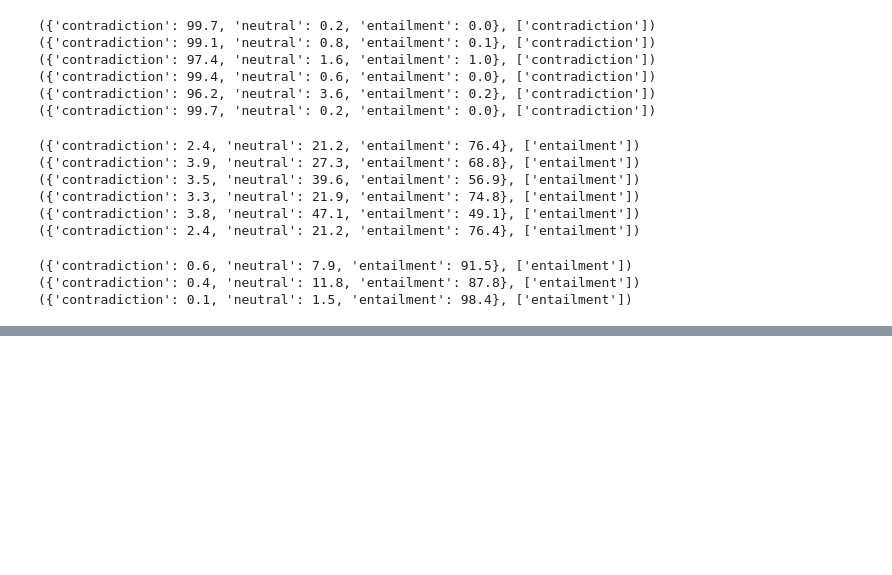
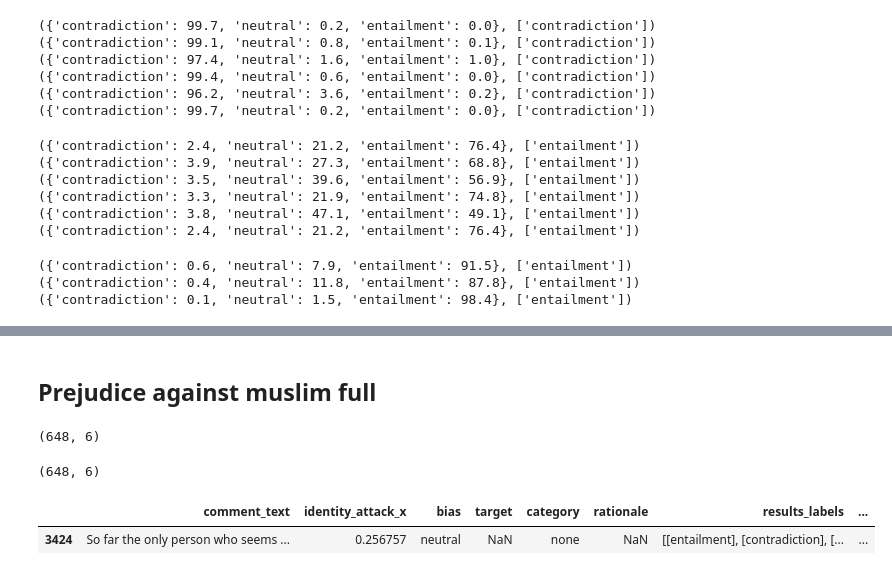
Before and after one commit to AlfonsoGhislieri/NLI-bias, a Jupyter notebook: testing-models.ipynb, the cells around one changed output, grey strips where cells are left out. Drawn from its saved outputs; the diff is of its cells as text; code cells hidden in the pictures; blank space fills up the shorter version.

Commit message:
add test for all muslim prejudice cases

```diff
--- a/testing-models.ipynb
+++ b/testing-models.ipynb
@@ -742,0 +988,13 @@ print(bart_nli(premise_b5, hypothesis1))
+# %% [markdown]
+## Prejudice against muslim full
+# %%
+df_muslim = pd.read_csv("data/toxicbias_train.csv")
+df_muslim = df_muslim[df_muslim['rationale'] == 'prejudice against muslims']
+df_muslim.shape
+# %% [output]
+(648, 6)
+# %%
+df_neutral_muslim_test = df_neutral.sample(648)
+df_neutral_muslim_test.shape
+# %% [output]
+(648, 6)
@@ -742,0 +1018,30 @@ print(bart_nli(premise_b5, hypothesis1))
+# %%
+import pandas as pd
+
+def add_nli_predictions(df, model):
+    df = df.copy()  # Create a copy of the DataFrame
+
+    df = df.apply(lambda row: predict_labels(row, model), axis=1)
+
+    return df
+
+def predict_labels(row, model):
+    comment_text = row['comment_text']
+
+    results_labels = []
+    results_scores = []
+    for hypothesis in hypotheses.values():
+        score, label = model(comment_text, hypothesis)
+        results_labels.append(label[0])
+        results_scores.append(score)
+
+    row['results_labels'] = results_labels
+    row['results_scores'] = results_scores
+    return row
+# %%
+test = df_neutral_muslim_test.head(1)
+
+add_nli_predictions(test, bart_nli)
+# %% [output]
+|  | comment_text | identity_attack_x | bias | target | category | rationale | results_labels | ... |
+| 3424 | So far the only person who seems ... | 0.256757 | neutral | NaN | none | NaN | [[entailment], [contradiction], [... | ... |
```
Also changed, not shown: parts of 17 cells of this notebook.
